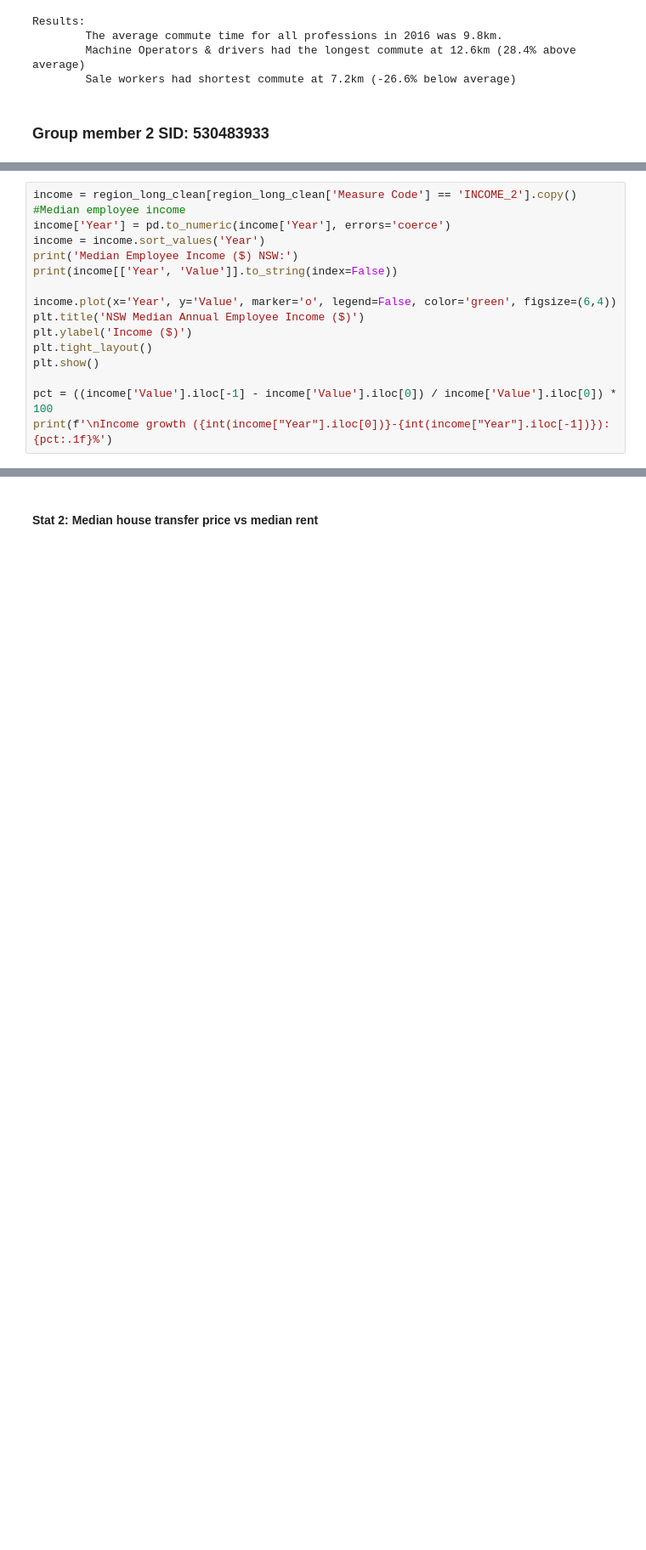
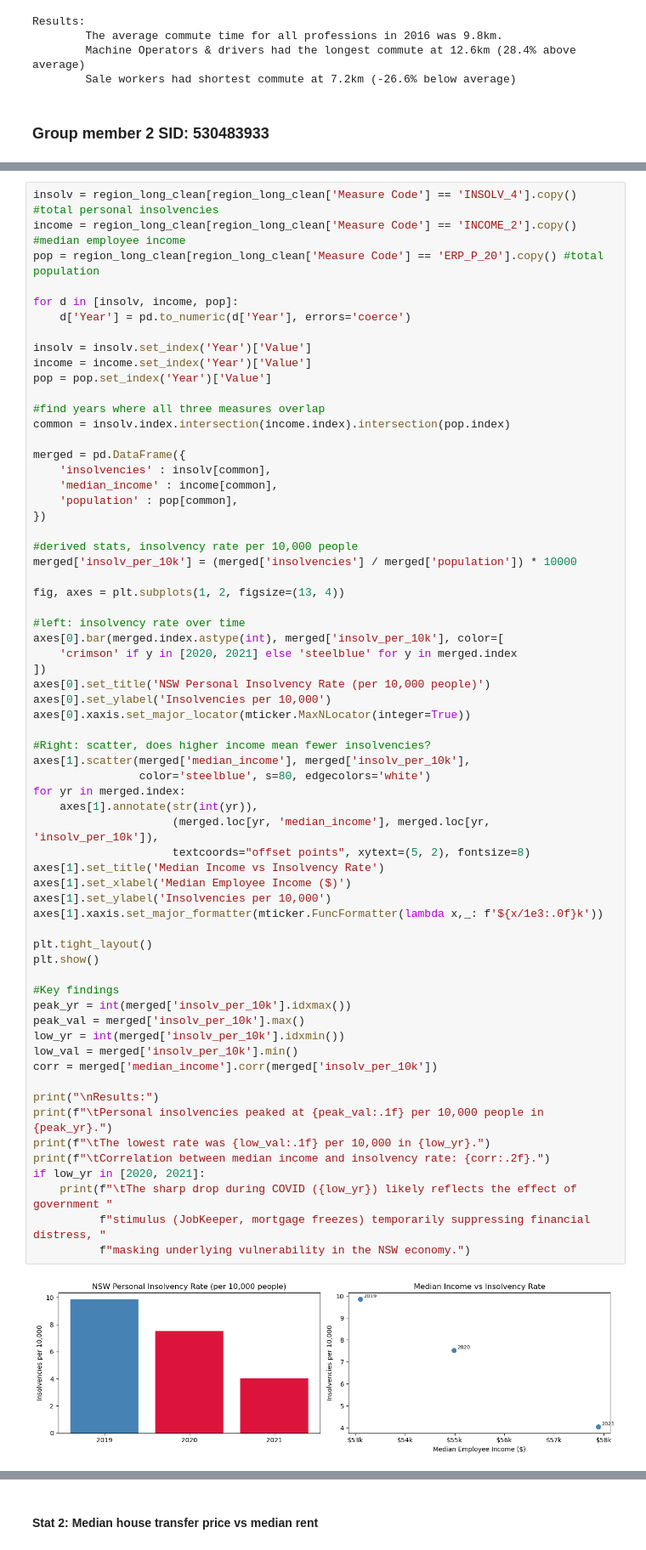
Before and after one commit to Rven66/DATA2001-Assignment_1, a Jupyter notebook: DATA2001-Assignment_1.ipynb, the cells around one changed output, grey strips where cells are left out. Shown at 85% size. Drawn from its saved outputs; the diff is of its cells as text; blank space fills up the shorter version.

Commit message:
updated my task 1 so they are all derived statistics

```diff
--- a/DATA2001-Assignment_1.ipynb
+++ b/DATA2001-Assignment_1.ipynb
@@ -420,16 +420,66 @@ Results:
 # %%
-income = region_long_clean[region_long_clean['Measure Code'] == 'INCOME_2'].copy() #Median employee income
-income['Year'] = pd.to_numeric(income['Year'], errors='coerce')
-income = income.sort_values('Year')
-print('Median Employee Income ($) NSW:')
-print(income[['Year', 'Value']].to_string(index=False))
+insolv = region_long_clean[region_long_clean['Measure Code'] == 'INSOLV_4'].copy() #total personal insolvencies
+income = region_long_clean[region_long_clean['Measure Code'] == 'INCOME_2'].copy() #median employee income
+pop = region_long_clean[region_long_clean['Measure Code'] == 'ERP_P_20'].copy() #total population
 
-income.plot(x='Year', y='Value', marker='o', legend=False, color='green', figsize=(6,4))
-plt.title('NSW Median Annual Employee Income ($)')
-plt.ylabel('Income ($)')
+for d in [insolv, income, pop]:
+    d['Year'] = pd.to_numeric(d['Year'], errors='coerce')
+
+insolv = insolv.set_index('Year')['Value']
+income = income.set_index('Year')['Value']
+pop = pop.set_index('Year')['Value']
+
+#find years where all three measures overlap
+common = insolv.index.intersection(income.index).intersection(pop.index)
+
+merged = pd.DataFrame({
+    'insolvencies' : insolv[common],
+    'median_income' : income[common],
+    'population' : pop[common],
+})
+
+#derived stats, insolvency rate per 10,000 people
+merged['insolv_per_10k'] = (merged['insolvencies'] / merged['population']) * 10000
+
+fig, axes = plt.subplots(1, 2, figsize=(13, 4))
+
+#left: insolvency rate over time
+axes[0].bar(merged.index.astype(int), merged['insolv_per_10k'], color=[
+    'crimson' if y in [2020, 2021] else 'steelblue' for y in merged.index
+])
+axes[0].set_title('NSW Personal Insolvency Rate (per 10,000 people)')
+axes[0].set_ylabel('Insolvencies per 10,000')
+axes[0].xaxis.set_major_locator(mticker.MaxNLocator(integer=True))
+
+#Right: scatter, does higher income mean fewer insolvencies?
+axes[1].scatter(merged['median_income'], merged['insolv_per_10k'],
+                color='steelblue', s=80, edgecolors='white')
+for yr in merged.index:
+    axes[1].annotate(str(int(yr)),
+                     (merged.loc[yr, 'median_income'], merged.loc[yr, 'insolv_per_10k']),
+                     textcoords="offset points", xytext=(5, 2), fontsize=8)
+axes[1].set_title('Median Income vs Insolvency Rate')
+axes[1].set_xlabel('Median Employee Income ($)')
+axes[1].set_ylabel('Insolvencies per 10,000')
+axes[1].xaxis.set_major_formatter(mticker.FuncFormatter(lambda x,_: f'${x/1e3:.0f}k'))
+
 plt.tight_layout()
 plt.show()
 
-pct = ((income['Value'].iloc[-1] - income['Value'].iloc[0]) / income['Value'].iloc[0]) * 100
-print(f'\nIncome growth ({int(income["Year"].iloc[0])}-{int(income["Year"].iloc[-1])}): {pct:.1f}%')
+#Key findings
+peak_yr = int(merged['insolv_per_10k'].idxmax())
+peak_val = merged['insolv_per_10k'].max()
+low_yr = int(merged['insolv_per_10k'].idxmin())
+low_val = merged['insolv_per_10k'].min()
+corr = merged['median_income'].corr(merged['insolv_per_10k'])
+
+print("\nResults:")
+print(f"\tPersonal insolvencies peaked at {peak_val:.1f} per 10,000 people in {peak_yr}.")
+print(f"\tThe lowest rate was {low_val:.1f} per 10,000 in {low_yr}.")
+print(f"\tCorrelation between median income and insolvency rate: {corr:.2f}.")
+if low_yr in [2020, 2021]:
+    print(f"\tThe sharp drop during COVID ({low_yr}) likely reflects the effect of government "
+          f"stimulus (JobKeeper, mortgage freezes) temporarily suppressing financial distress, "
+          f"masking underlying vulnerability in the NSW economy.")
 # %% [output]
+[figure, new version]
```
Also changed, not shown: parts of 4 cells of this notebook.
